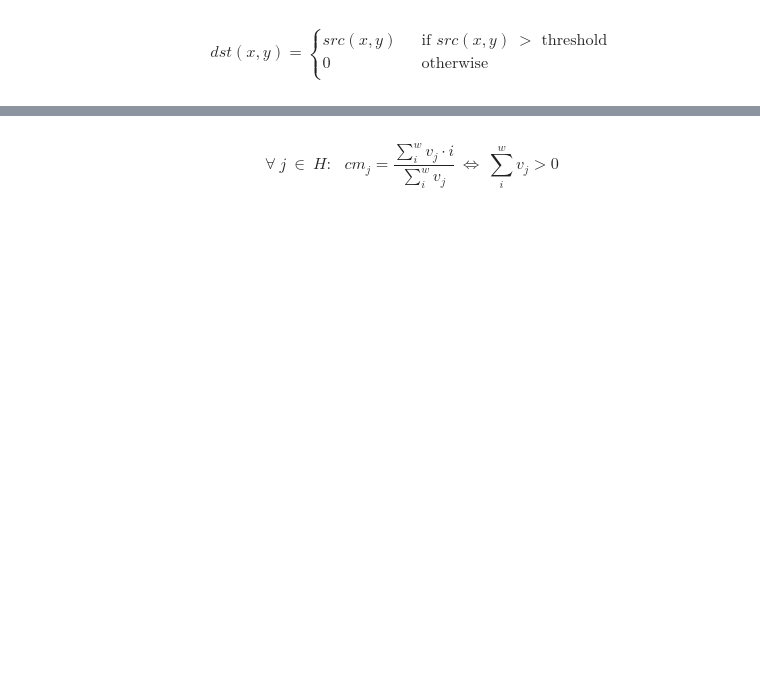
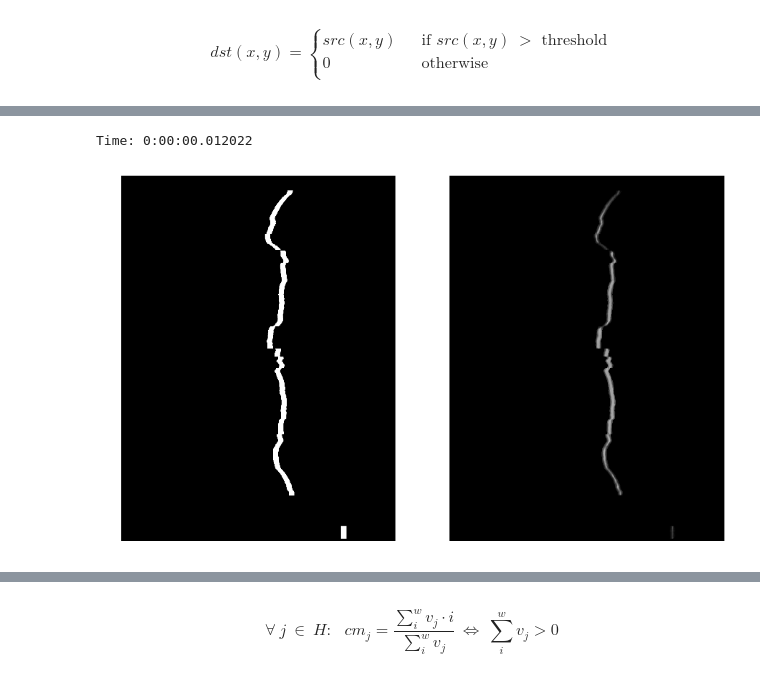
Before and after one commit to Jesus89/3DScanScience, a Jupyter notebook: notebooks/3. Laser segmentation.ipynb, the cells around one changed output, grey strips where cells are left out. Saved outputs shown, nothing was run; the diff lists cells and outputs as text; code cells hidden in the pictures; blank space fills up the shorter version.

```diff
--- a/notebooks/3. Laser segmentation.ipynb
+++ b/notebooks/3. Laser segmentation.ipynb
@@ -135,0 +122,20 @@ plot_image(image_threshold)
+# %%
+window = 9
+
+begin()
+
+peak = image_blur_threshold.argmax(axis=1)
+_min = peak - window
+_max = peak + window + 1
+mask = np.zeros_like(image_blur_threshold)
+for i in xrange(image_blur_threshold.shape[0]):
+    mask[i, _min[i]:_max[i]] = 255
+
+image_stripe = cv2.bitwise_and(image_diff_r, mask)
+
+end()
+
+plot_images((mask, image_stripe))
+# %% [output]
+Time: 0:00:00.012022
+[figure, added]
```
Also changed, not shown: parts of 46 cells of this notebook.
